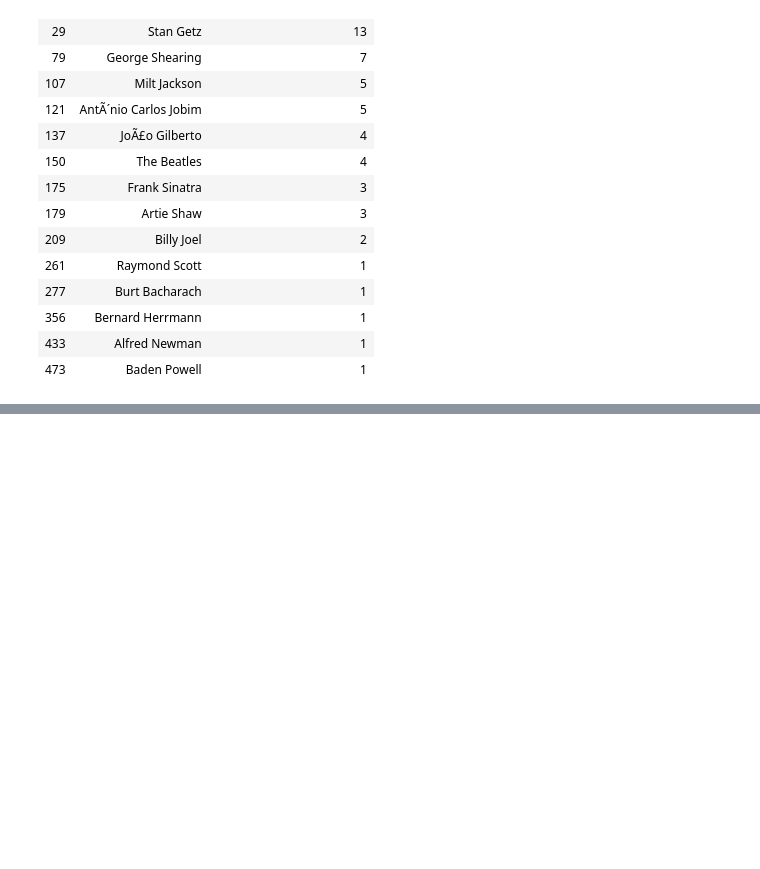
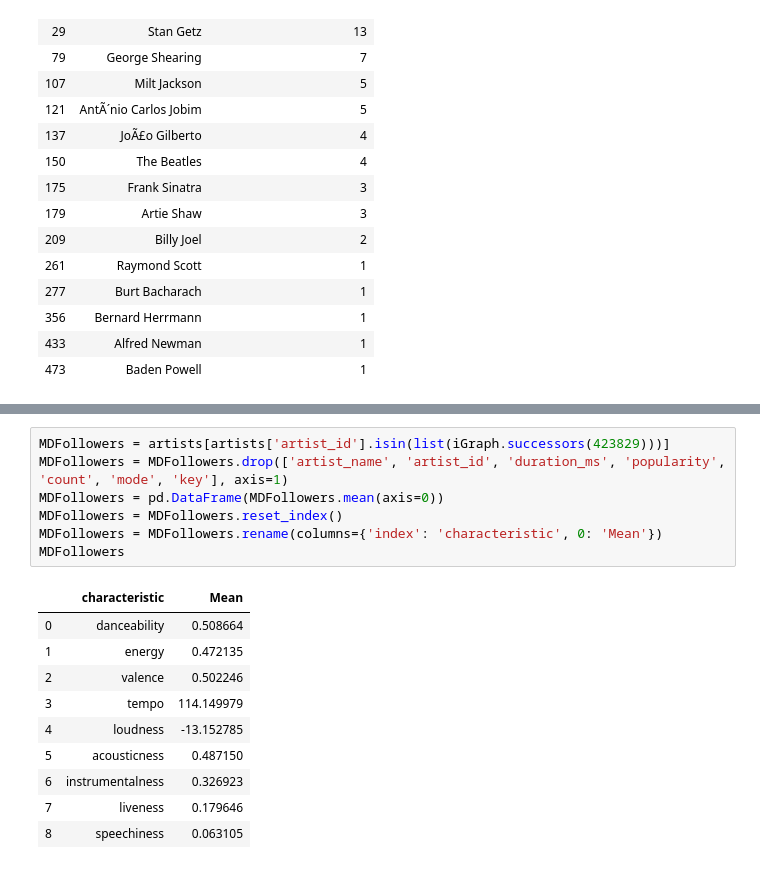
Before and after one commit to Wichaelian/ICM-2021, a Jupyter notebook: 2021_ICM_Problem_D_Data/Problem D.ipynb, the cells around one changed output, grey strips where cells are left out. Drawn from its saved outputs; the diff is of its cells as text; blank space fills up the shorter version.

```diff
--- a/2021_ICM_Problem_D_Data/Problem D.ipynb
+++ b/2021_ICM_Problem_D_Data/Problem D.ipynb
@@ -500,0 +519,18 @@ jazzELoverlap
+# %%
+MDFollowers = artists[artists['artist_id'].isin(list(iGraph.successors(423829)))]
+MDFollowers = MDFollowers.drop(['artist_name', 'artist_id', 'duration_ms', 'popularity', 'count', 'mode', 'key'], axis=1)
+MDFollowers = pd.DataFrame(MDFollowers.mean(axis=0))
+MDFollowers = MDFollowers.reset_index()
+MDFollowers = MDFollowers.rename(columns={'index': 'characteristic', 0: 'Mean'})
+MDFollowers
+# %% [output]
+|  | characteristic | Mean |
+| 0 | danceability | 0.508664 |
+| 1 | energy | 0.472135 |
+| 2 | valence | 0.502246 |
+| 3 | tempo | 114.149979 |
+| 4 | loudness | -13.152785 |
+| 5 | acousticness | 0.487150 |
+| 6 | instrumentalness | 0.326923 |
+| 7 | liveness | 0.179646 |
+| 8 | speechiness | 0.063105 |
```
Also changed, not shown: parts of 2 cells of this notebook.
